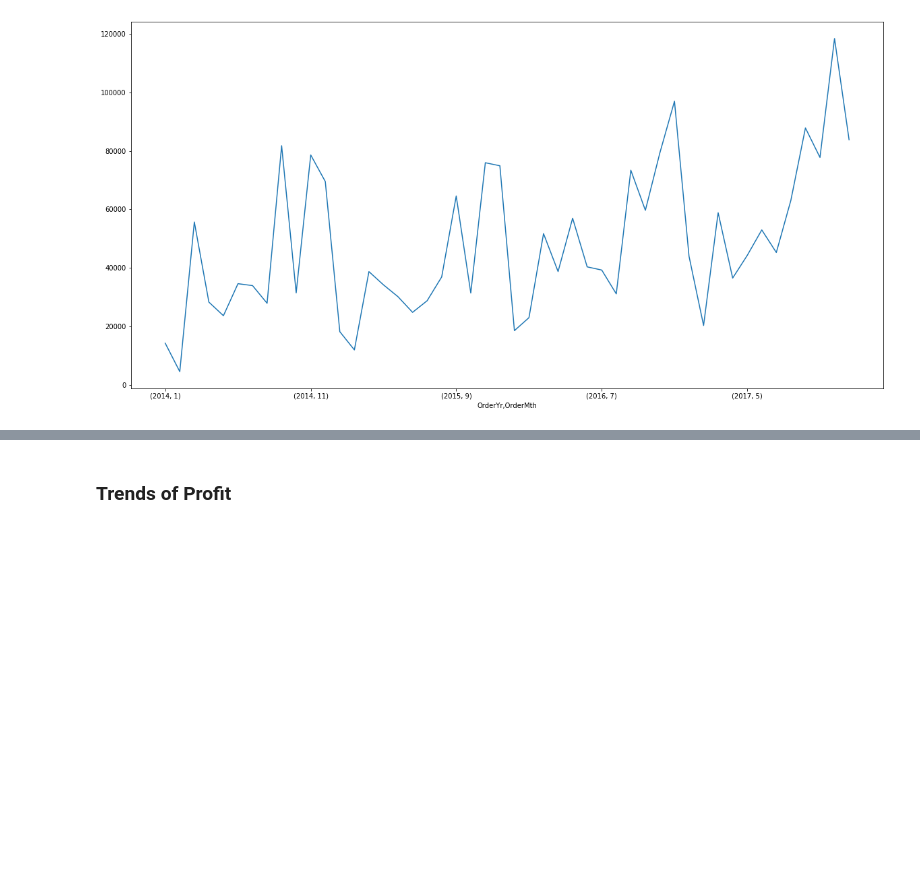
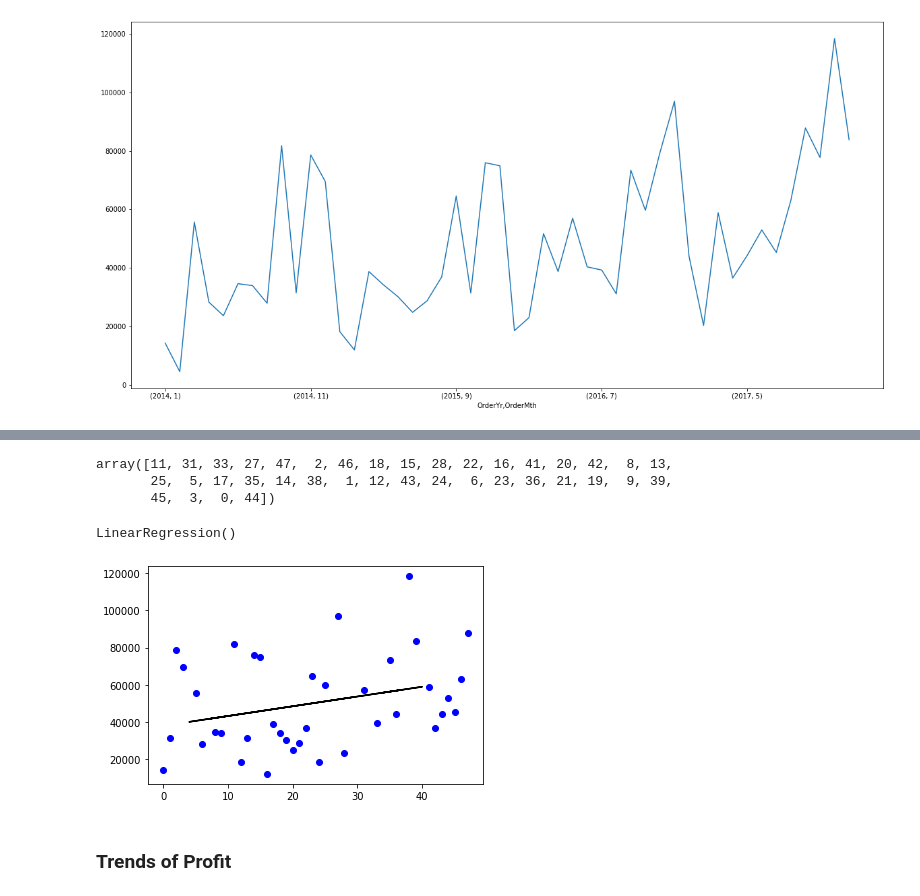
Before and after one commit to tsuibergsveryown/Superstore-DataAnalysis-1, a Jupyter notebook: starter-code.ipynb, the cells around one changed output, grey strips where cells are left out. Drawn from its saved outputs; the diff is of its cells as text; code cells hidden in the pictures; blank space fills up the shorter version.

```diff
--- a/starter-code.ipynb
+++ b/starter-code.ipynb
@@ -999,3 +1051,35 @@ df_orders.groupby(['OrderYr', 'OrderMth'])['Sales'].sum().plot()
+# %%
+# prepare X and y data
+X = df_timeSales.iloc[:, 1].values
+y = df_timeSales.iloc[:, :-1].values
+# %%
+# splitting data
+from sklearn.model_selection import train_test_split
+
+X_train, X_test, y_train, y_test = train_test_split(X, y, test_size=0.2, random_state=0)
+# %%
+X_train
+# %% [output]
+array([11, 31, 33, 27, 47,  2, 46, 18, 15, 28, 22, 16, 41, 20, 42,  8, 13,
+       25,  5, 17, 35, 14, 38,  1, 12, 43, 24,  6, 23, 36, 21, 19,  9, 39,
+       45,  3,  0, 44])
+# %%
+# training the model
+from sklearn.linear_model import LinearRegression
+
+lr = LinearRegression() #initialize the model
+lr.fit(X_train.reshape(-1, 1), y_train) #fit the model
+# %% [output]
+LinearRegression()
+# %%
+y_pred = lr.predict(X_test.reshape(-1, 1)) #predict
+# %%
+plt.scatter(X_train, y_train, color='b')
+plt.plot(X_test, y_pred, color='k')
+
+plt.show()
+# %% [output]
+[figure, added]
 # %% [markdown]
 ### Trends of Profit
 # %%
```
Also changed, not shown: parts of 8 cells of this notebook.
